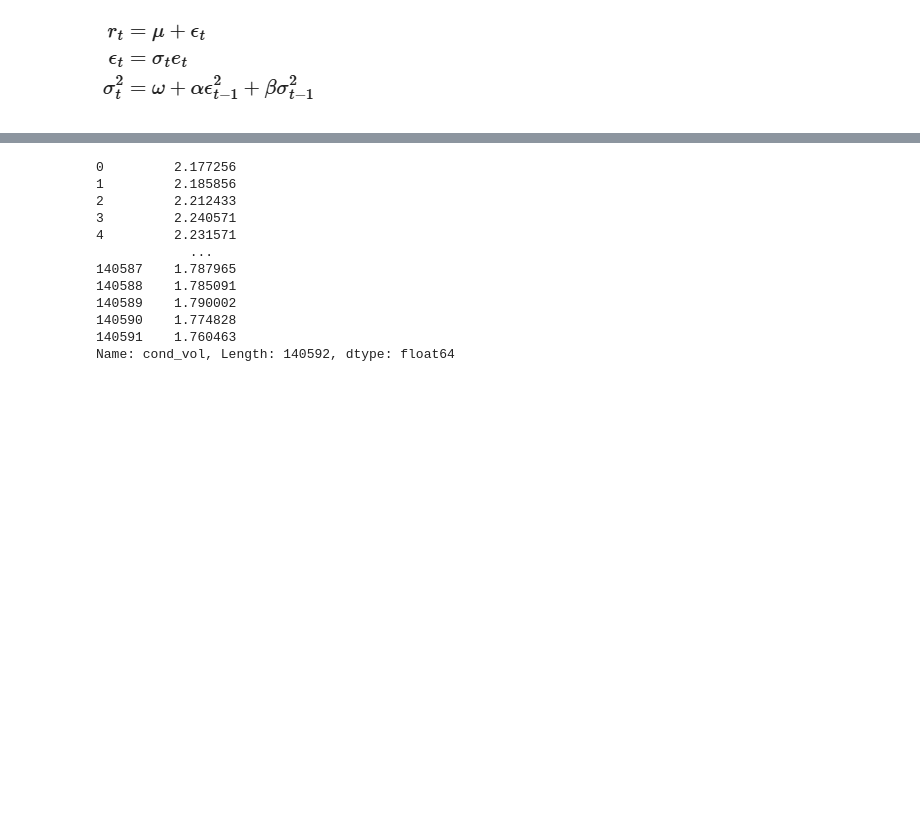
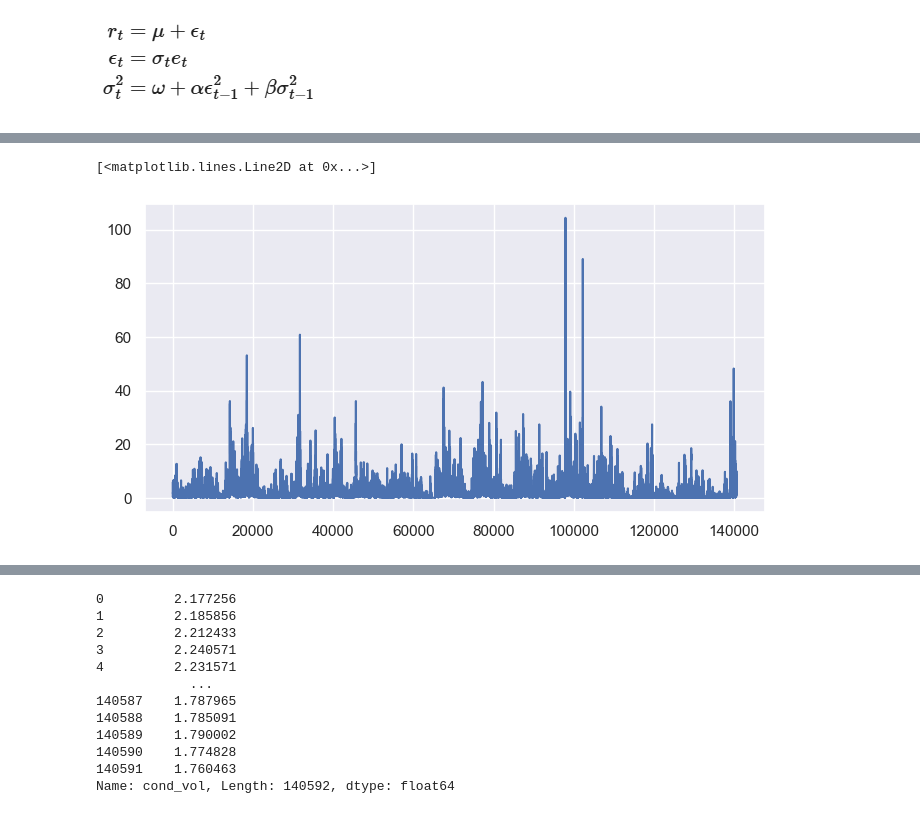
Before and after one commit to pfurjesz/MLFCS, a Jupyter notebook: ARMA_GARCH.ipynb, the cells around one changed output, grey strips where cells are left out. Drawn from its saved outputs; the diff is of its cells as text; code cells hidden in the pictures; blank space fills up the shorter version.

```diff
--- a/ARMA_GARCH.ipynb
+++ b/ARMA_GARCH.ipynb
@@ -421,0 +469,5 @@ Length: 140592, dtype: float64
+# %%
+plt.plot(trx_df_train["preds"])
+# %% [output]
+[<matplotlib.lines.Line2D at 0x...>]
+[figure, added]
```
Also changed, not shown: parts of 25 cells of this notebook.
